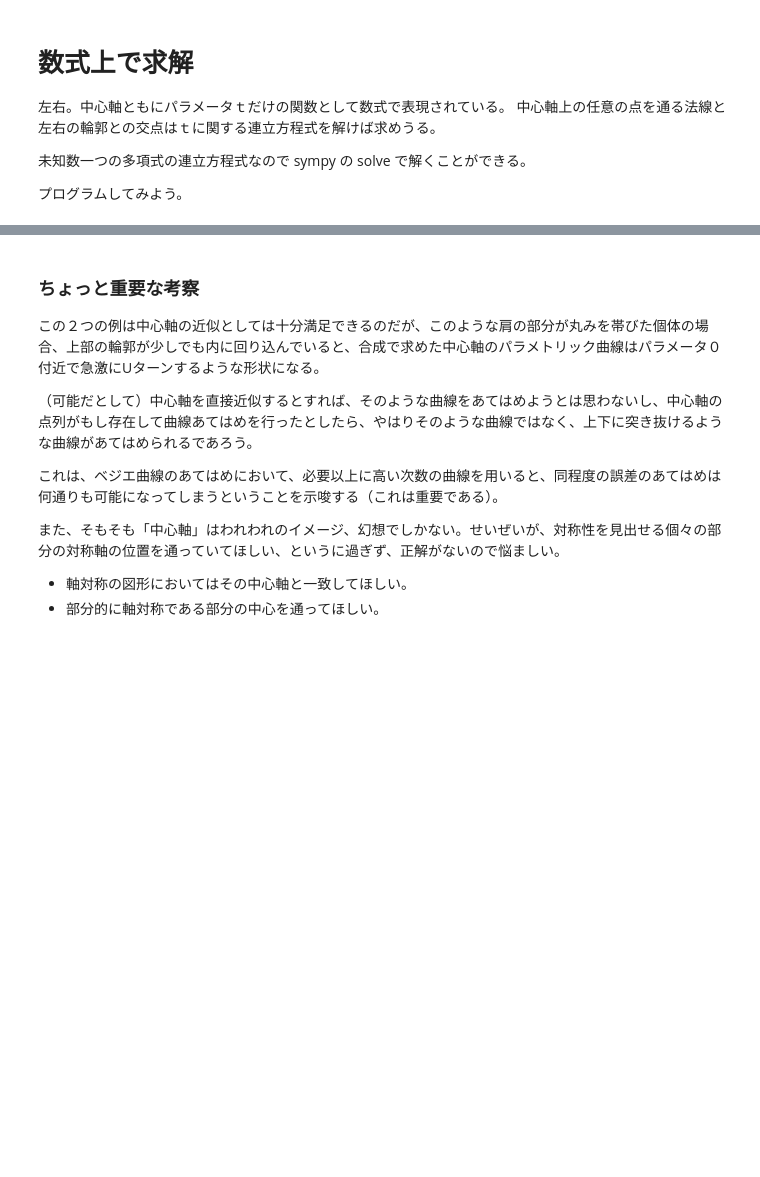
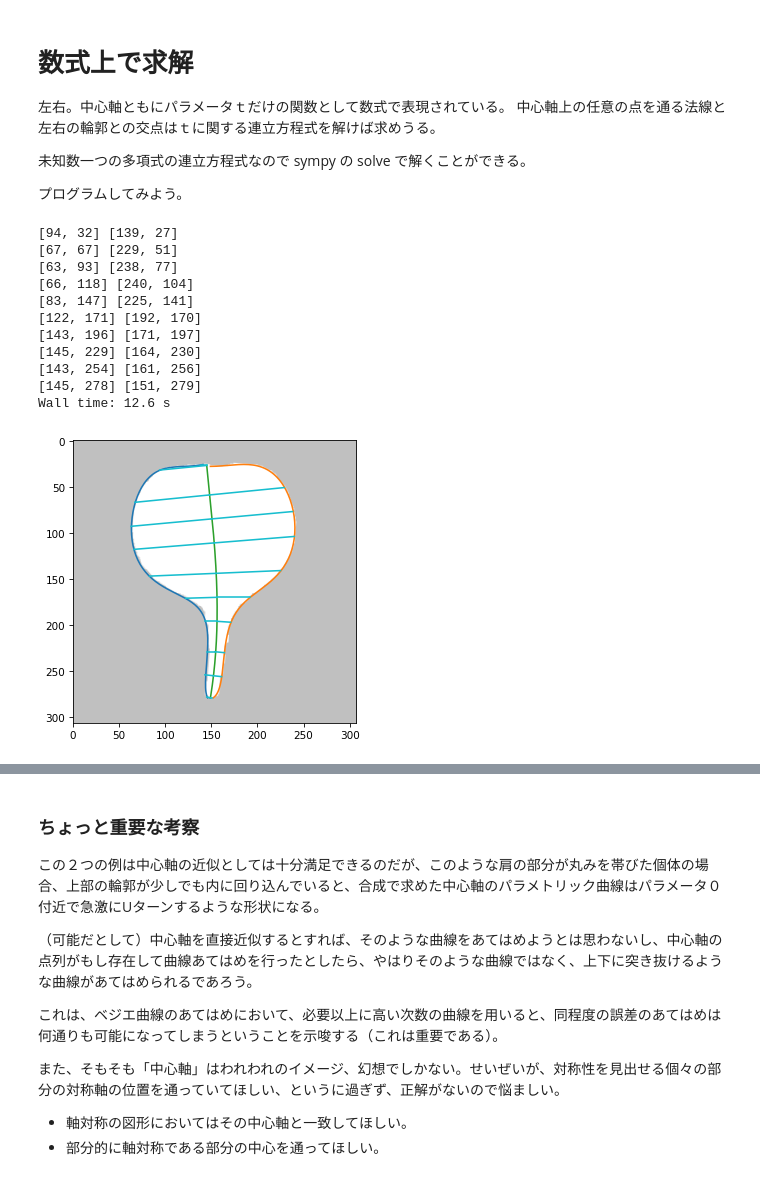
Before and after one commit to iciromaco/RadiShLab, a Jupyter notebook: N008_ベジエ近似の応用２_中心軸の形状記述.ipynb, the cells around one changed output, grey strips where cells are left out. Saved outputs shown, nothing was run; the diff lists cells and outputs as text; code cells hidden in the pictures; blank space fills up the shorter version.

Commit message:
N008 ladder

```diff
--- a/N008_ベジエ近似の応用２_中心軸の形状記述.ipynb
+++ b/N008_ベジエ近似の応用２_中心軸の形状記述.ipynb
@@ -320,9 +320,9 @@ newFC.append(reSampleAndFit(8))
 プログラムしてみよう。
 # %%
 # 中心線の法線と輪郭の交点を求める
-def crossPoints2(fl,fr,fc,t0):
+def crossPointsLR(fl,fr,fc,t0):
         # fl,fr,fc 左側、右側、中心線のパラメトリック曲線
-        # 曲線上の位置を特定するパラメータ
+        # t0 曲線上の位置を特定するパラメータ
         t = symbols('t')
         fcx,fcy = fc
         flx,fly = fl
@@ -344,7 +344,7 @@ def crossPoints2(fl,fr,fc,t0):
         sl = [i for i in ansL if i<=1.03 and -0.03<=i]
         ldata = [int(float(flx.subs(t,sl[0]))),int(float(fly.subs(t,sl[0])))] if sl !=[] else [np.inf,np.inf]
 
-        return np.array(ldata),np.array(rdata)
+        return ldata,rdata
 
 def NormalLadder(num,n_samples=10):
     img = imgs[num]
@@ -355,10 +355,27 @@ def NormalLadder(num,n_samples=10):
     samples = np.array([[int(float(fc[0].subs('t',s))),int(float(fc[1].subs('t',s)))] for s in dp])
     lpoints,rpoints = [],[]
     for s in dp:
-        ldata,rdata = crossPoints2(fl,fr,fc,s)
+        ldata,rdata = crossPointsLR(fl,fr,fc,s)
         lpoints.append(ldata)
         rpoints.append(rdata)
         print(ldata,rdata)
     lpoints = np.array(lpoints)
     rpoints = np.array(rpoints)
-    rd.drawBez(img,stt=0.0,end=1.0,bezL=fl,bezR=fr,bezC=fc,PosL=lpoints,PosR=rpoints,PosC=samples,ladder='normal',layout="121",figsize=(10,5),dpi=75,ct=list("0123456789"))
+    rd.drawBez0(img,stt=0.0,end=1.0,bezL=fl,bezR=fr,bezC=fc,PosL=lpoints,PosR=rpoints,PosC=samples,ladder='normal',ct=list("0123456789"))
+# %%
+%%time
+plt.figure(figsize=(10,5),dpi=75)
+NormalLadder(1,n_samples=10)
+# %% [output]
+[94, 32] [139, 27]
+[67, 67] [229, 51]
+[63, 93] [238, 77]
+[66, 118] [240, 104]
+[83, 147] [225, 141]
+[122, 171] [192, 170]
+[143, 196] [171, 197]
+[145, 229] [164, 230]
+[143, 254] [161, 256]
+[145, 278] [151, 279]
+Wall time: 12.6 s
+[figure, added]
```
Also changed, not shown: parts of 10 cells of this notebook, 2 other files.
